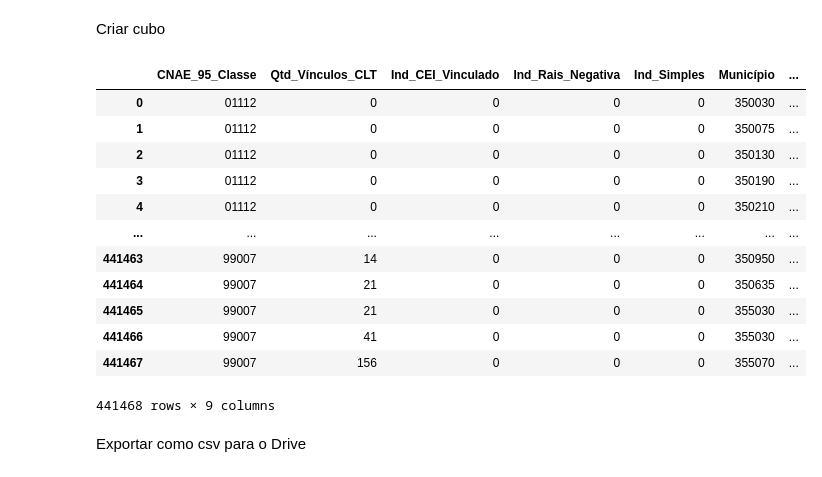
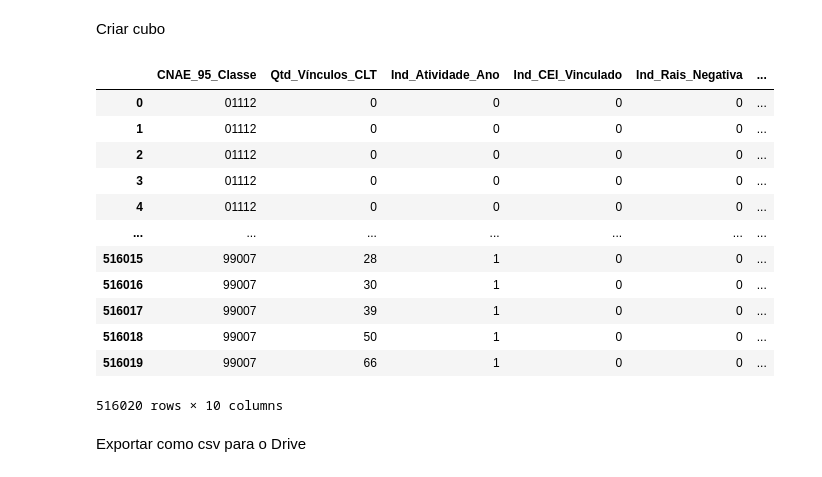
Before and after one commit to alerosenberg/rais_ale, a Jupyter notebook: Importar_e_preparar_base_RAIS.ipynb, the cells around one changed output. Cells and saved outputs as stored; diff of their text form; code cells hidden in the pictures.

```diff
--- a/Importar_e_preparar_base_RAIS.ipynb
+++ b/Importar_e_preparar_base_RAIS.ipynb
@@ -100,9 +100,33 @@ Importando dados
 #                                 'CNAE 95 Classe': 'object'})
 # base = base[base.Município.isin(sp)]
 
-downloaded03 = drive.CreateFile({'id':'1P6kxLiamdrIvDgZrvPCFqgXRQaFwl-K0'})
-downloaded03.GetContentFile('Estb2003.csv')
-base = pd.read_csv('Estb2003.csv', sep=';', encoding="latin1", low_memory=False,
+# downloaded03 = drive.CreateFile({'id':'1P6kxLiamdrIvDgZrvPCFqgXRQaFwl-K0'})
+# downloaded03.GetContentFile('Estb2003.csv')
+# base = pd.read_csv('Estb2003.csv', sep=';', encoding="latin1", low_memory=False,
+#                         dtype={ 'Bairros SP': 'object',
+#                                 'Distritos SP': 'object',
+#                                 'Municipio': 'object',
+#                                 'Natureza Jurídica': 'object',
+#                                 'CNAE 2.0 Subclasse': 'object',
+#                                 'CNAE 2.0 Classe': 'object',
+#                                 'CNAE 95 Classe': 'object'})
+# base = base[base.Município.isin(sp)]
+
+# downloaded04 = drive.CreateFile({'id':'1nAdEaxdWETycgomgEkx0dretHHgM1jr6'})
+# downloaded04.GetContentFile('Estb2004.csv')
+# base = pd.read_csv('Estb2004.csv', sep=';', encoding="latin1", low_memory=False,
+#                         dtype={ 'Bairros SP': 'object',
+#                                 'Distritos SP': 'object',
+#                                 'Municipio': 'object',
+#                                 'Natureza Jurídica': 'object',
+#                                 'CNAE 2.0 Subclasse': 'object',
+#                                 'CNAE 2.0 Classe': 'object',
+#                                 'CNAE 95 Classe': 'object'})
+# base = base[base.Município.isin(sp)]
+
+downloaded05 = drive.CreateFile({'id':'1auHLKPFsQ4az7lPqU65ad4gQkf0vQjuq'})
+downloaded05.GetContentFile('Estb2005.csv')
+base = pd.read_csv('Estb2005.csv', sep=';', encoding="latin1", low_memory=False,
                         dtype={ 'Bairros SP': 'object',
                                 'Distritos SP': 'object',
                                 'Municipio': 'object',
@@ -311,23 +335,23 @@ base.sort_values("Município", ascending=True).head(5)
 # %% [markdown]
 Criar cubo
 # %%
-cubo = base.groupby(["CNAE_95_Classe","Qtd_Vínculos_CLT",,"Ind_CEI_Vinculado",
+cubo = base.groupby(["CNAE_95_Classe","Qtd_Vínculos_CLT","Ind_Atividade_Ano","Ind_CEI_Vinculado",
 "Ind_Rais_Negativa","Ind_Simples","Município","Natureza_Jurídica","Tamanho_Estabelecimento"])["CNAE_95_Classe"].count().reset_index(name="count")
 cubo
 # %% [output]
-|  | CNAE_95_Classe | Qtd_Vínculos_CLT | Ind_CEI_Vinculado | Ind_Rais_Negativa | Ind_Simples | Município | ... |
-| 0 | 01112 | 0 | 0 | 0 | 0 | 350030 | ... |
-| 1 | 01112 | 0 | 0 | 0 | 0 | 350075 | ... |
-| 2 | 01112 | 0 | 0 | 0 | 0 | 350130 | ... |
-| 3 | 01112 | 0 | 0 | 0 | 0 | 350190 | ... |
-| 4 | 01112 | 0 | 0 | 0 | 0 | 350210 | ... |
-| ... | ... | ... | ... | ... | ... | ... | ... |
-| 441463 | 99007 | 14 | 0 | 0 | 0 | 350950 | ... |
-| 441464 | 99007 | 21 | 0 | 0 | 0 | 350635 | ... |
-| 441465 | 99007 | 21 | 0 | 0 | 0 | 355030 | ... |
-| 441466 | 99007 | 41 | 0 | 0 | 0 | 355030 | ... |
-| 441467 | 99007 | 156 | 0 | 0 | 0 | 355070 | ... |
+|  | CNAE_95_Classe | Qtd_Vínculos_CLT | Ind_Atividade_Ano | Ind_CEI_Vinculado | Ind_Rais_Negativa | ... |
+| 0 | 01112 | 0 | 0 | 0 | 0 | ... |
+| 1 | 01112 | 0 | 0 | 0 | 0 | ... |
+| 2 | 01112 | 0 | 0 | 0 | 0 | ... |
+| 3 | 01112 | 0 | 0 | 0 | 0 | ... |
+| 4 | 01112 | 0 | 0 | 0 | 0 | ... |
+| ... | ... | ... | ... | ... | ... | ... |
+| 516015 | 99007 | 28 | 1 | 0 | 0 | ... |
+| 516016 | 99007 | 30 | 1 | 0 | 0 | ... |
+| 516017 | 99007 | 39 | 1 | 0 | 0 | ... |
+| 516018 | 99007 | 50 | 1 | 0 | 0 | ... |
+| 516019 | 99007 | 66 | 1 | 0 | 0 | ... |
-441468 rows × 9 columns
+516020 rows × 10 columns
 # %% [markdown]
 Exportar como csv para o Drive
 # %%
```
Also changed, not shown: parts of 1 cell of this notebook.
